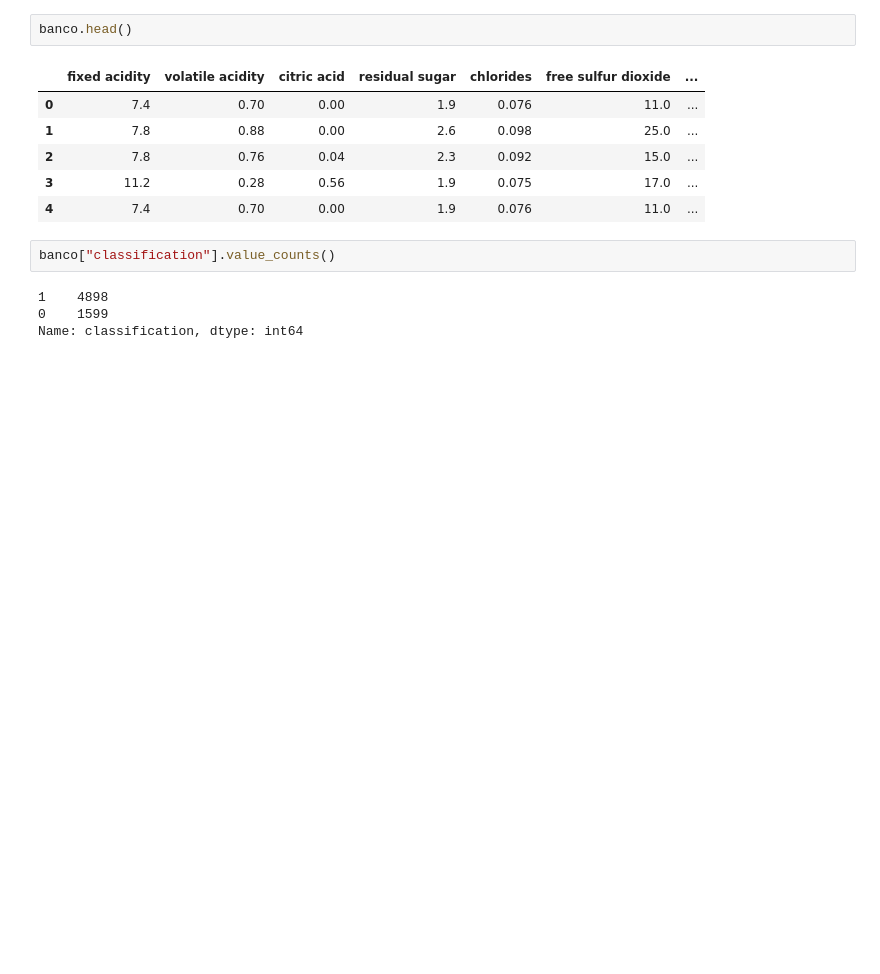
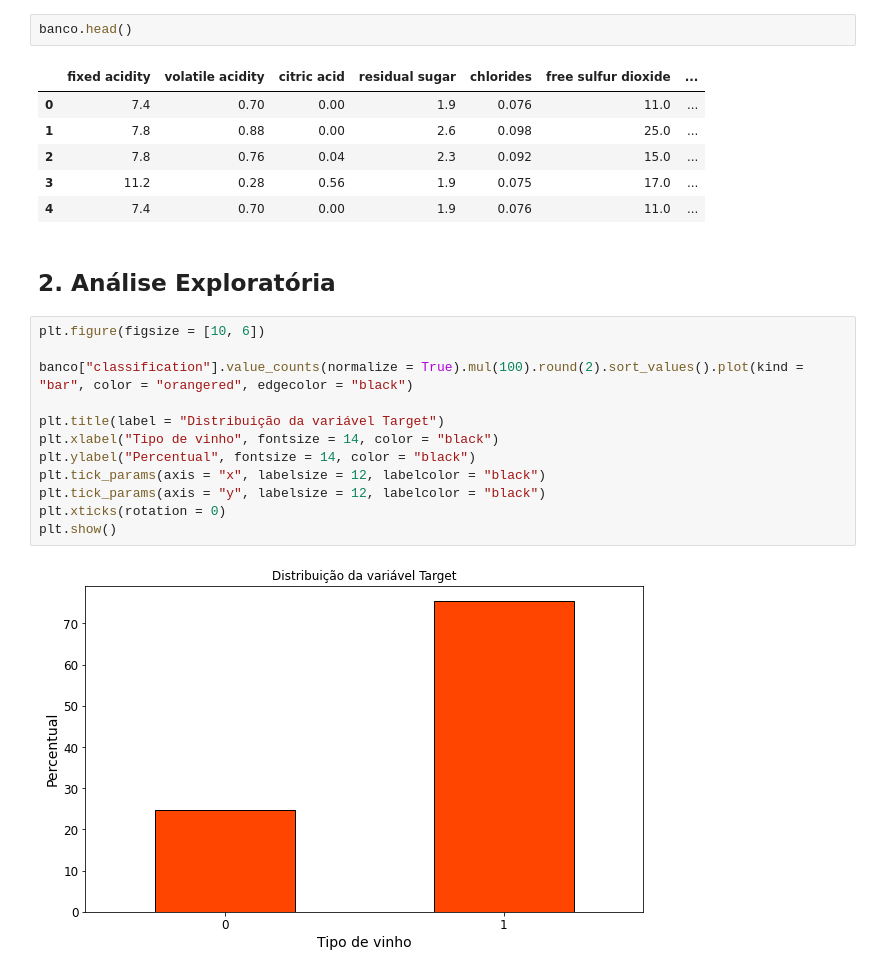
Before and after one commit to barbosarafael/DS_Avancado, a Jupyter notebook: wine_projeto/notebook_projeto.ipynb, the cells around one changed output. Saved outputs shown, nothing was run; the diff lists cells and outputs as text; blank space fills up the shorter version.

```diff
--- a/wine_projeto/notebook_projeto.ipynb
+++ b/wine_projeto/notebook_projeto.ipynb
@@ -36,9 +36,19 @@ banco.head()
 | 2 | 7.8 | 0.76 | 0.04 | 2.3 | 0.092 | 15.0 | ... |
 | 3 | 11.2 | 0.28 | 0.56 | 1.9 | 0.075 | 17.0 | ... |
 | 4 | 7.4 | 0.70 | 0.00 | 1.9 | 0.076 | 11.0 | ... |
-# %%
-banco["classification"].value_counts()
-# %% [output]
-1    4898
-0    1599
-Name: classification, dtype: int64
+# %% [markdown]
+## 2. Análise Exploratória
+# %%
+plt.figure(figsize = [10, 6])
+
+banco["classification"].value_counts(normalize = True).mul(100).round(2).sort_values().plot(kind = "bar", color = "orangered", edgecolor = "black")
+
+plt.title(label = "Distribuição da variável Target")
+plt.xlabel("Tipo de vinho", fontsize = 14, color = "black")
+plt.ylabel("Percentual", fontsize = 14, color = "black")
+plt.tick_params(axis = "x", labelsize = 12, labelcolor = "black")
+plt.tick_params(axis = "y", labelsize = 12, labelcolor = "black")
+plt.xticks(rotation = 0)
+plt.show()
+# %% [output]
+[figure, added]
```
Also changed, not shown: parts of 4 cells of this notebook.
